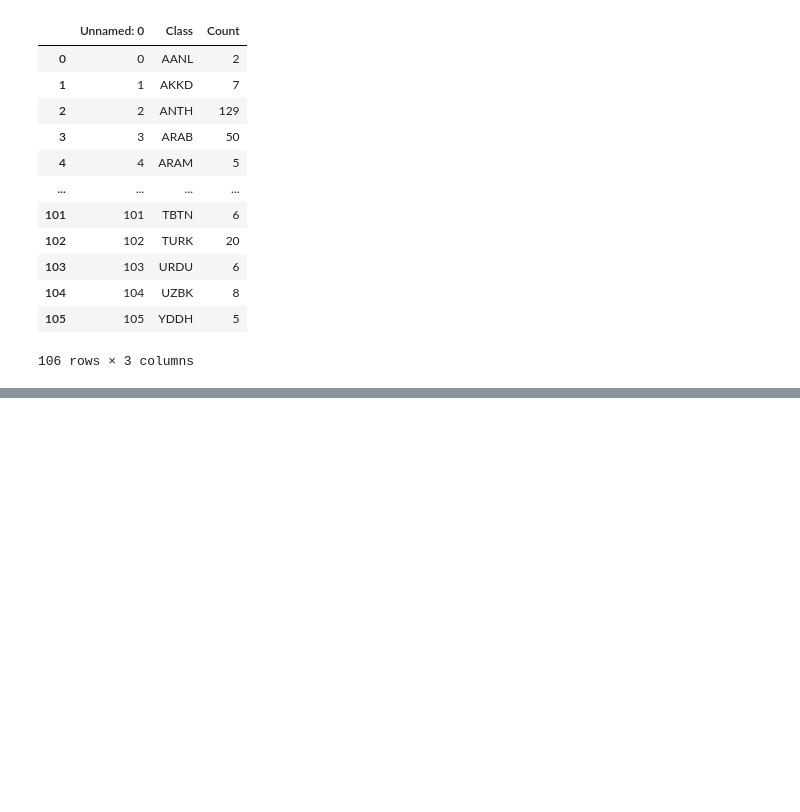
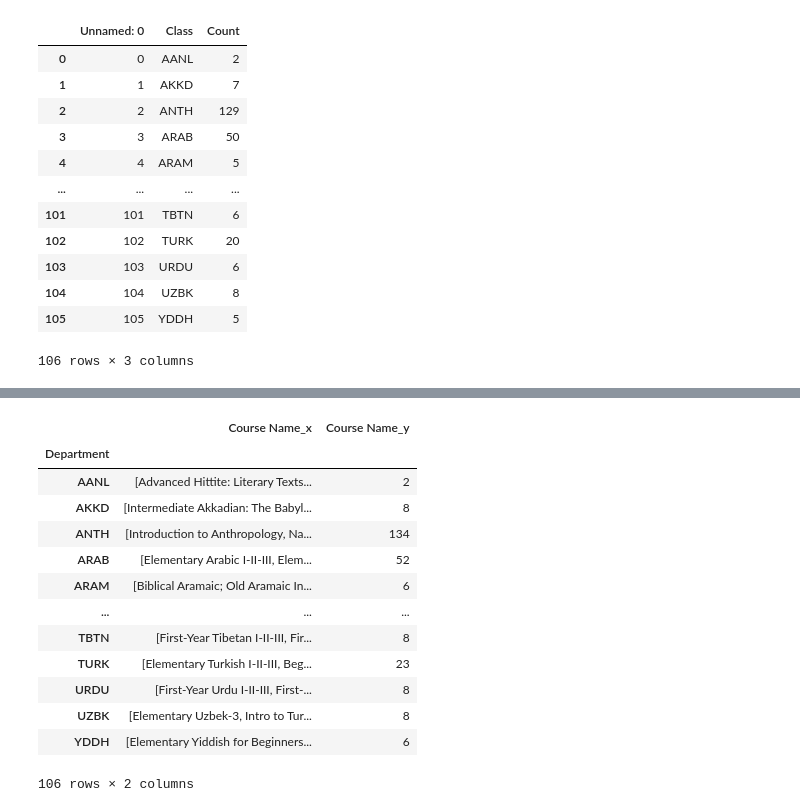
Before and after one commit to msaidenberg/DATA12000hw4, a Jupyter notebook: Homework 4 Web Scraping.ipynb, the cells around one changed output, grey strips where cells are left out. Saved outputs shown, nothing was run; the diff lists cells and outputs as text; code cells hidden in the pictures; blank space fills up the shorter version.

```diff
--- a/Homework 4 Web Scraping.ipynb
+++ b/Homework 4 Web Scraping.ipynb
@@ -424,3 +422,6 @@ pd.read_csv('table_hw4.csv', sep = '\t')
 | 104 | 104 | UZBK | 8 |
 | 105 | 105 | YDDH | 5 |
 106 rows × 3 columns
+# %%
+df = pd.read_csv('course_catalog.csv', sep = '\t')
+df
@@ -426,0 +442,3 @@ pd.read_csv('table_hw4.csv', sep = '\t')
+# %%
+table = df.groupby(df['Department'])['Course Name'].unique() #.count().sort_values(ascending = False)
+table
@@ -426,0 +459,3 @@ pd.read_csv('table_hw4.csv', sep = '\t')
+# %%
+table2 = df.groupby(df['Department'])['Course Name'].count()
+table2
@@ -426,0 +476,18 @@ pd.read_csv('table_hw4.csv', sep = '\t')
+# %%
+table_2 = pd.merge(table, table2, on = 'Department')
+table_2
+# %% [output]
+|  | Course Name_x | Course Name_y |
+| Department |  |  |
+| AANL | [Advanced Hittite: Literary Texts... | 2 |
+| AKKD | [Intermediate Akkadian: The Babyl... | 8 |
+| ANTH | [Introduction to Anthropology, Na... | 134 |
+| ARAB | [Elementary Arabic I-II-III, Elem... | 52 |
+| ARAM | [Biblical Aramaic; Old Aramaic In... | 6 |
+| ... | ... | ... |
+| TBTN | [First-Year Tibetan I-II-III, Fir... | 8 |
+| TURK | [Elementary Turkish I-II-III, Beg... | 23 |
+| URDU | [First-Year Urdu I-II-III, First-... | 8 |
+| UZBK | [Elementary Uzbek-3, Intro to Tur... | 8 |
+| YDDH | [Elementary Yiddish for Beginners... | 6 |
+106 rows × 2 columns
```
Also changed, not shown: parts of 6 cells of this notebook, 1 other file.
